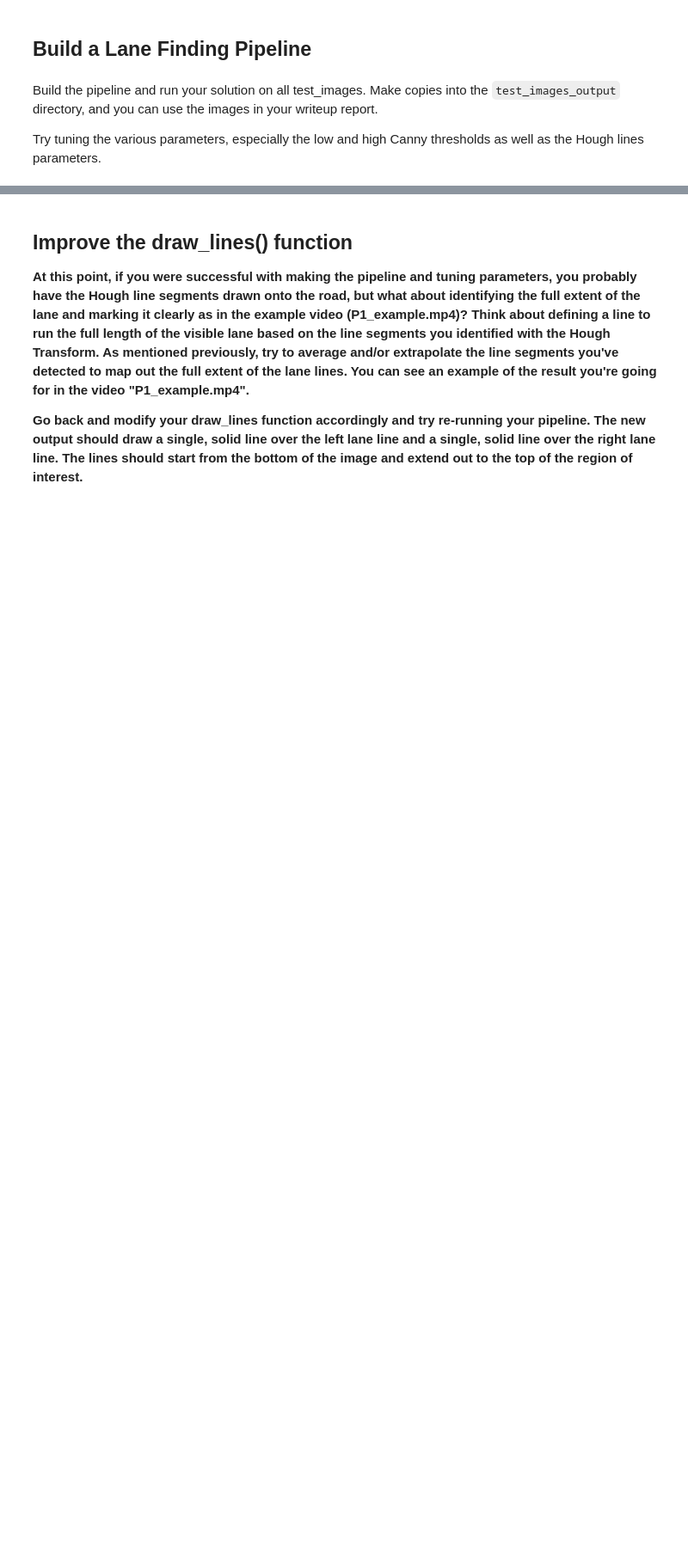
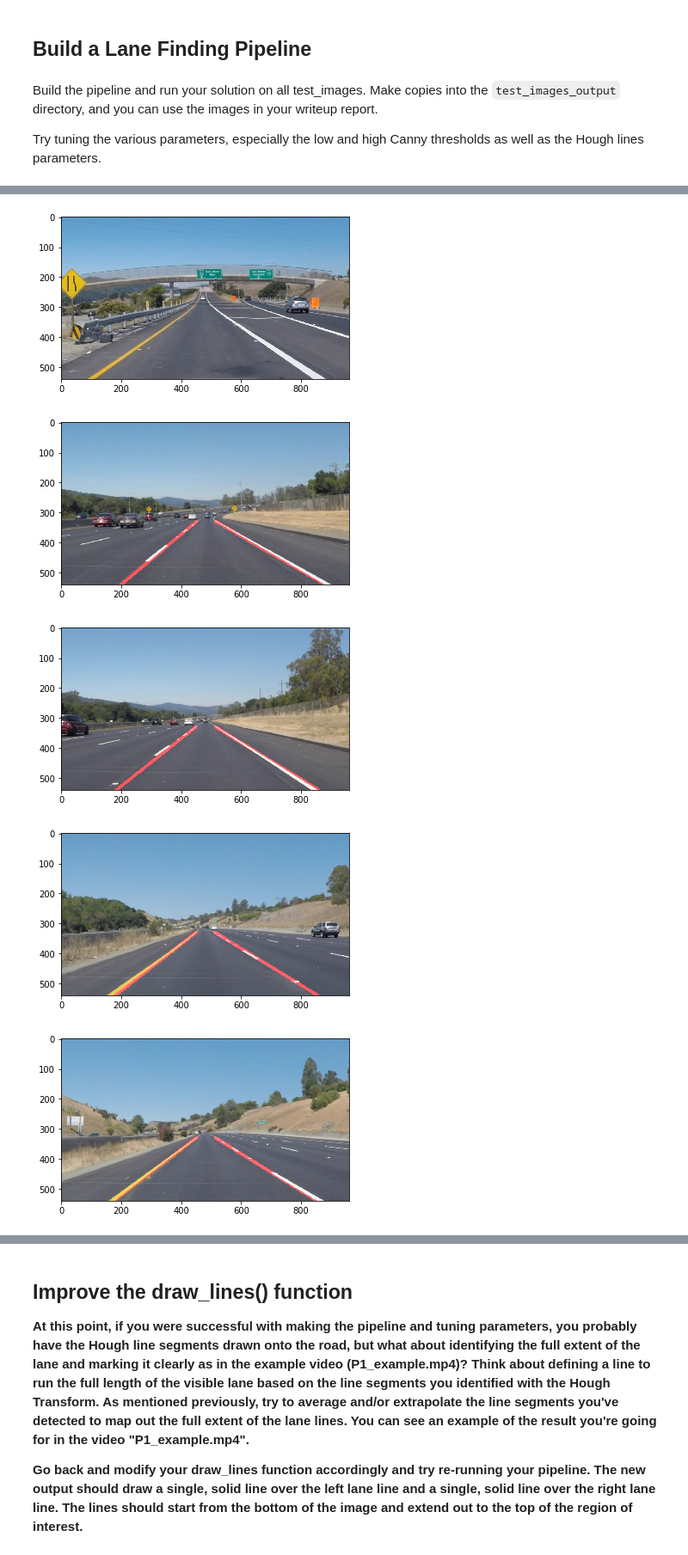
Before and after one commit to danielsoutar/CarND-Term1-Project1-Lane-Finding, a Jupyter notebook: submission/P1.ipynb, the cells around one changed output, grey strips where cells are left out. Shown: that part at 86% size. Drawn from its saved outputs; the diff is of its cells as text; code cells hidden in the pictures; blank space fills up the shorter version.

Commit message:
completed first project, hooray

```diff
--- a/submission/P1.ipynb
+++ b/submission/P1.ipynb
@@ -52,7 +15,0 @@ import cv2
-# %%
-#reading in an image
-image = mpimg.imread('../images/solidWhiteRight.jpg')
-
-#printing out some stats and plotting
-print('This image is:', type(image), 'with dimensions:', image.shape)
-plt.imshow(image)  # if you wanted to show a single color channel image called 'gray', for example, call as plt.imshow(gray, cmap='gray')
@@ -232,0 +272,22 @@ imageio.plugins.ffmpeg.download()
+# %%
+import glob
+
+images = glob.glob('../images/*.jpg')
+
+#the first image nothing shows (the normalising method works though, but then worse performance on the other images).
+#otherwise a pretty solid performance!
+for image in images:
+    image = mpimg.imread(image)
+    result = process_image(image)
+
+    plt.figure()
+    plt.imshow(result)
+    plt.show()
+
+    #plt.imsave(result)
+# %% [output]
+[figure, added]
+[figure, added]
+[figure, added]
+[figure, added]
+[figure, added]
```
Also changed, not shown: parts of 32 cells of this notebook, 4 other files.
